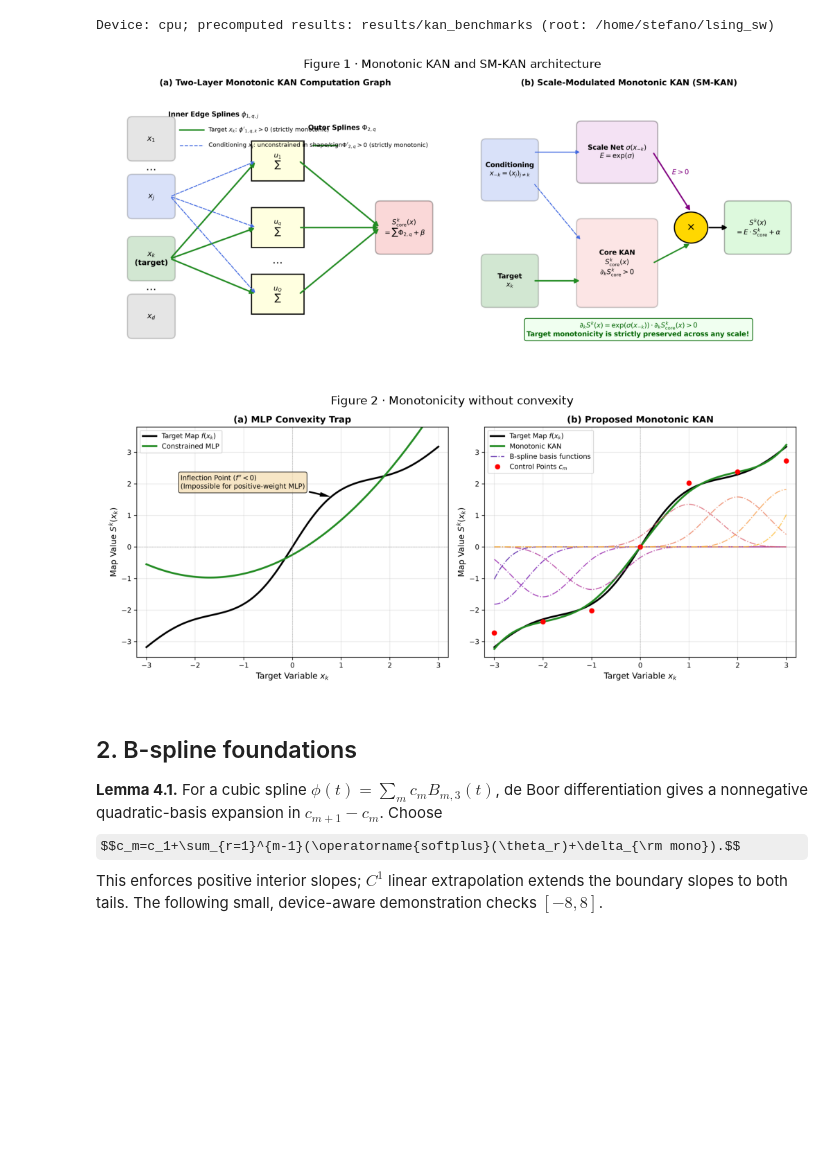
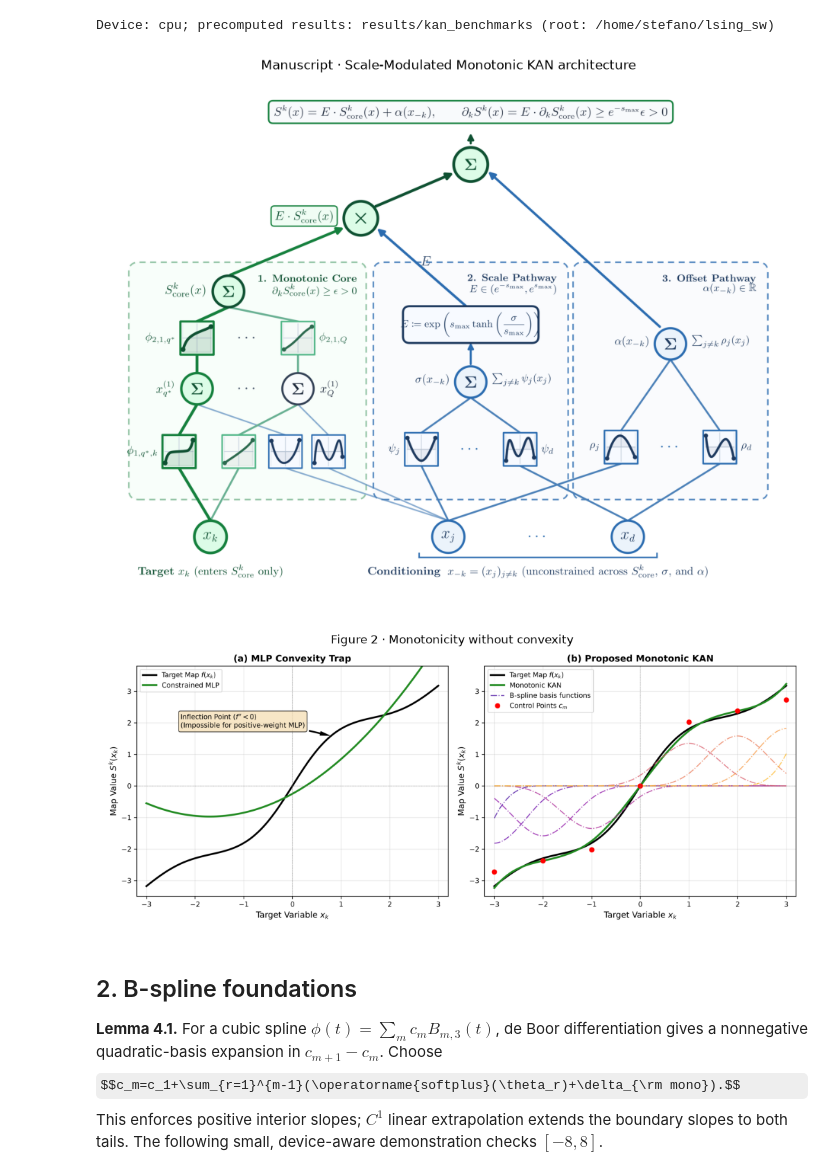
Before and after one commit to StefanoFochesatto/lsing_sw, a Jupyter notebook: notebooks/kan_transport_guide.ipynb, the cells around one changed output. Saved outputs shown, nothing was run; the diff lists cells and outputs as text; code cells hidden in the pictures; some formulas as TeX source; blank space fills up the shorter version.

Commit message:
Use manuscript SM-KAN architecture figure in guide

```diff
--- a/notebooks/kan_transport_guide.ipynb
+++ b/notebooks/kan_transport_guide.ipynb
@@ -30,37 +30,37 @@ from IPython.display import display, Markdown
 # Colab opens a GitHub notebook in /content, not in the repository checkout.
 # Use the fork's current branch for the paper figures and committed results.
 IN_COLAB = "google.colab" in sys.modules or "COLAB_RELEASE_TAG" in os.environ
 REPO_ROOT = next((p for p in (Path.cwd(), *Path.cwd().parents, Path("/content/lsing_sw"))
                   if (p / "theory/kan_transport.tex").is_file()), None)
 if REPO_ROOT is None and IN_COLAB:
     REPO_ROOT = Path("/content/lsing_sw")
     if REPO_ROOT.exists():
         raise FileNotFoundError(f"Existing {REPO_ROOT} is not the expected repository; do not overwrite it")
     subprocess.run(["git", "clone", "--depth", "1", "--branch", "feat/monotonic-kan-transport",
                     "https://github.com/StefanoFochesatto/lsing_sw.git", str(REPO_ROOT)], check=True)
 if REPO_ROOT is None:
     raise FileNotFoundError("Run from the repository root or notebooks/ directory (or open in Colab)")
 REPO_ROOT = REPO_ROOT.resolve()
 for path in (REPO_ROOT, REPO_ROOT / "src"):
     if str(path) not in sys.path: sys.path.insert(0, str(path))
 RESULTS = REPO_ROOT / "results/kan_benchmarks"
 RERUN_BENCHMARKS = False  # Presentation loads committed results; no training or quadrature.
 device = torch.device("cuda" if torch.cuda.is_available() else "cpu")
 print(f"Device: {device}; precomputed results: results/kan_benchmarks (root: {REPO_ROOT})")
 
-def paper_figure(name, caption):
+def paper_figure(name, caption, figsize=(13, 6)):
     path = REPO_ROOT / "theory/figures" / name
     if not path.is_file(): raise FileNotFoundError(path)
-    fig, ax = plt.subplots(figsize=(13, 6))
+    fig, ax = plt.subplots(figsize=figsize)
     ax.imshow(mpimg.imread(path)); ax.axis("off")
     ax.set_title(caption)
     plt.show(); plt.close(fig)
 
-paper_figure("fig1_kan_architecture.png", "Figure 1 · Monotonic KAN and SM-KAN architecture")
+paper_figure("fig_sm_kan_liu.png", "Manuscript · Scale-Modulated Monotonic KAN architecture", figsize=(12, 9))
 paper_figure("fig2_monotonic_profiles_and_convexity.png", "Figure 2 · Monotonicity without convexity")
 # %% [output]
 Device: cpu; precomputed results: results/kan_benchmarks (root: /home/stefano/lsing_sw)
-[figure, old version]
+[figure, new version]
 [figure]
 # %% [markdown]
 ## 2. B-spline foundations
```
Also changed, not shown: parts of 1 cell of this notebook.
